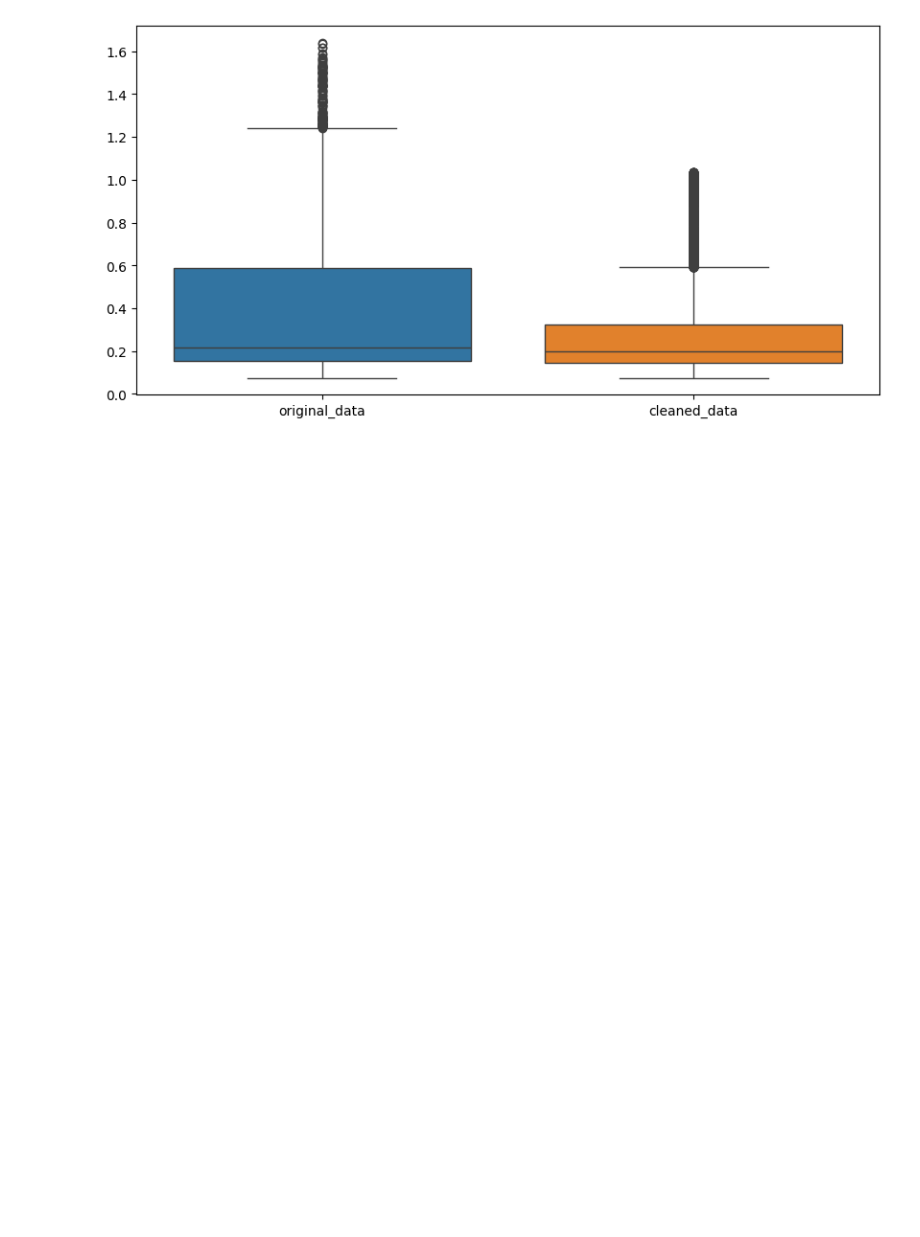
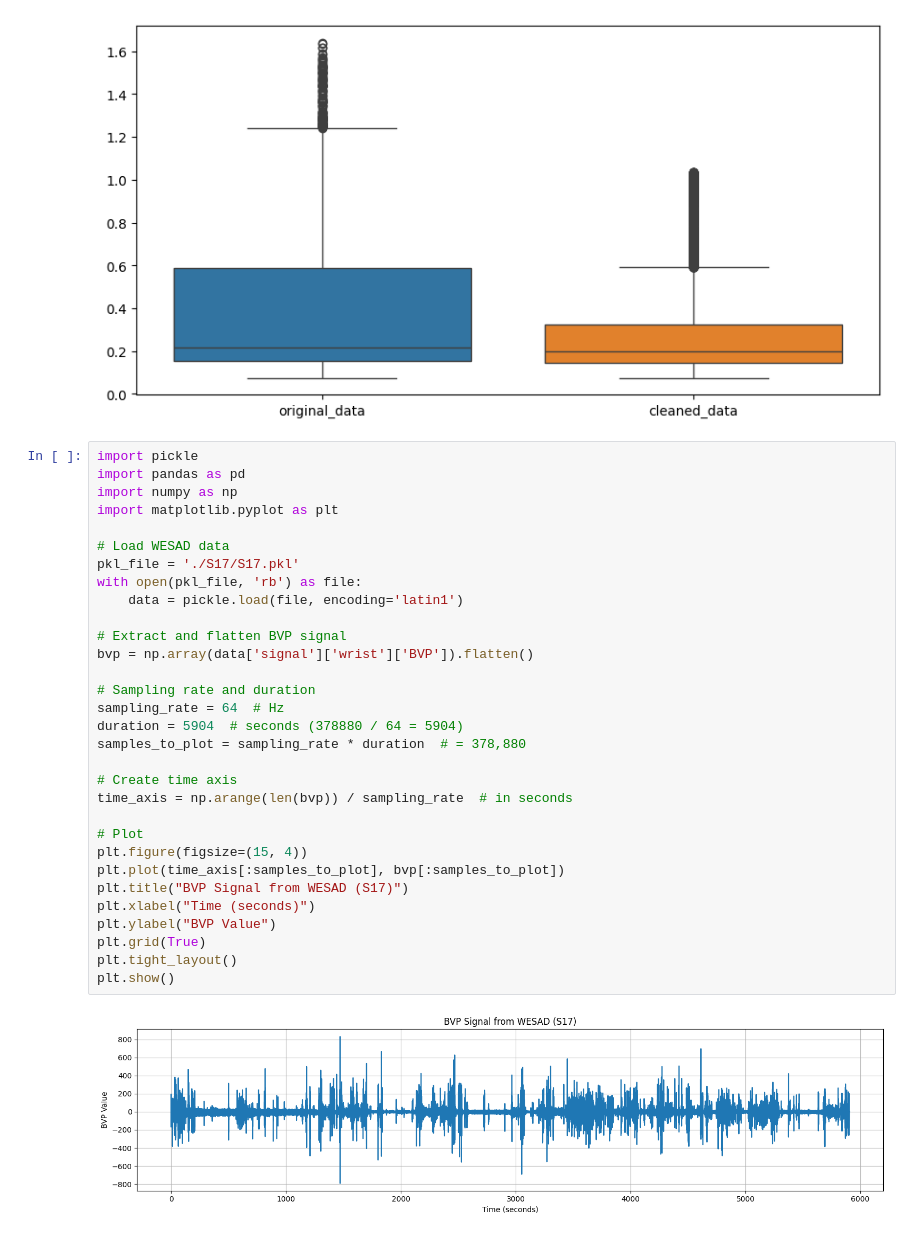
Before and after one commit to Pixelpip/Major, a Jupyter notebook: vis.ipynb, the cells around one changed output. Saved outputs shown, nothing was run; the diff lists cells and outputs as text; blank space fills up the shorter version.

```diff
--- a/vis.ipynb
+++ b/vis.ipynb
@@ -31,3 +31,36 @@ sns.boxplot(data=d3)
 plt.show()
 # %% [output]
 [figure]
+# %%
+import pickle
+import pandas as pd
+import numpy as np
+import matplotlib.pyplot as plt
+
+# Load WESAD data
+pkl_file = './S17/S17.pkl'
+with open(pkl_file, 'rb') as file:
+    data = pickle.load(file, encoding='latin1')
+
+# Extract and flatten BVP signal
+bvp = np.array(data['signal']['wrist']['BVP']).flatten()
+
+# Sampling rate and duration
+sampling_rate = 64  # Hz
+duration = 5904  # seconds (378880 / 64 = 5904)
+samples_to_plot = sampling_rate * duration  # = 378,880
+
+# Create time axis
+time_axis = np.arange(len(bvp)) / sampling_rate  # in seconds
+
+# Plot
+plt.figure(figsize=(15, 4))
+plt.plot(time_axis[:samples_to_plot], bvp[:samples_to_plot])
+plt.title("BVP Signal from WESAD (S17)")
+plt.xlabel("Time (seconds)")
+plt.ylabel("BVP Value")
+plt.grid(True)
+plt.tight_layout()
+plt.show()
+# %% [output]
+[figure, added]
```
Also changed, not shown: parts of 2 cells of this notebook, 1 other file.
